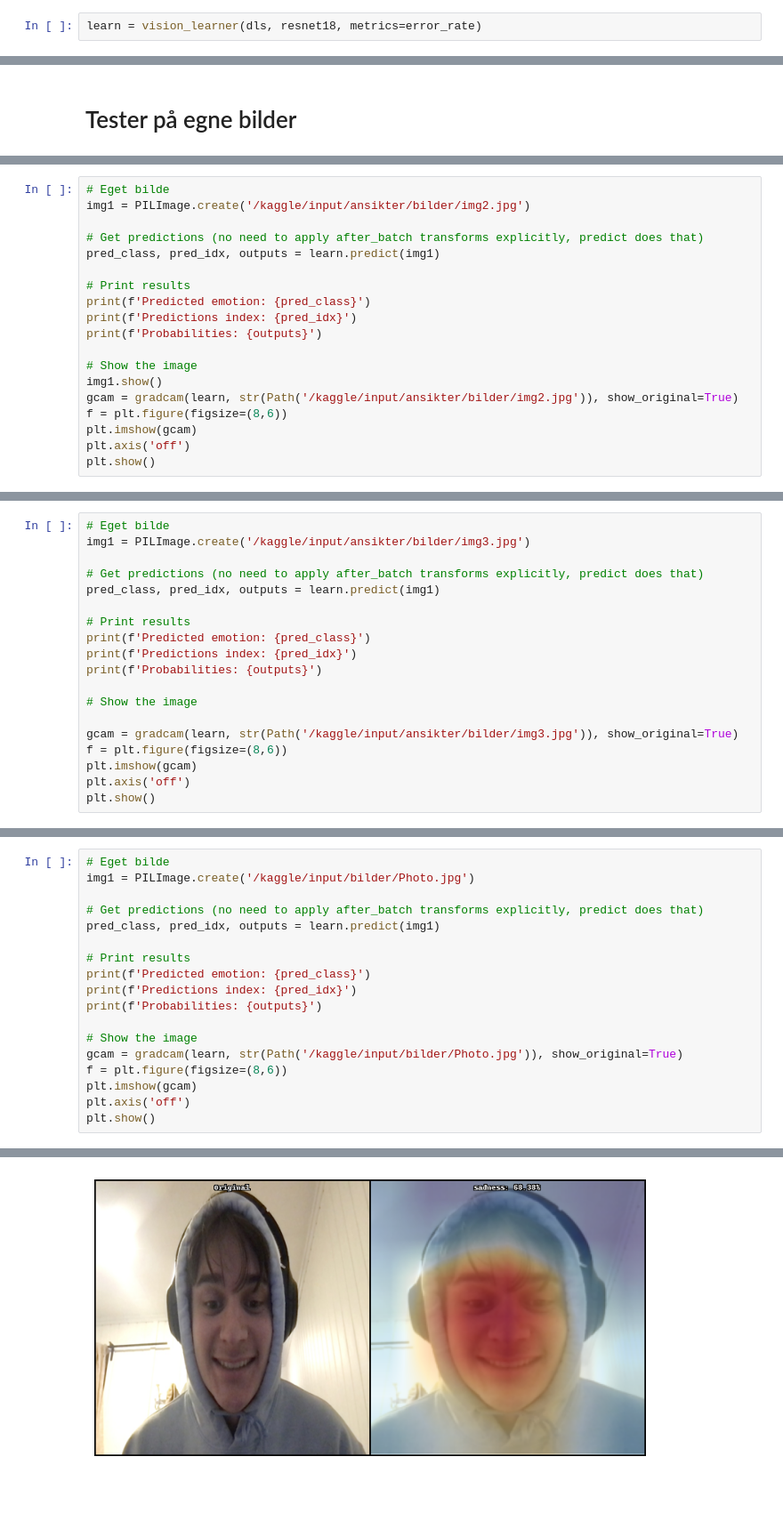
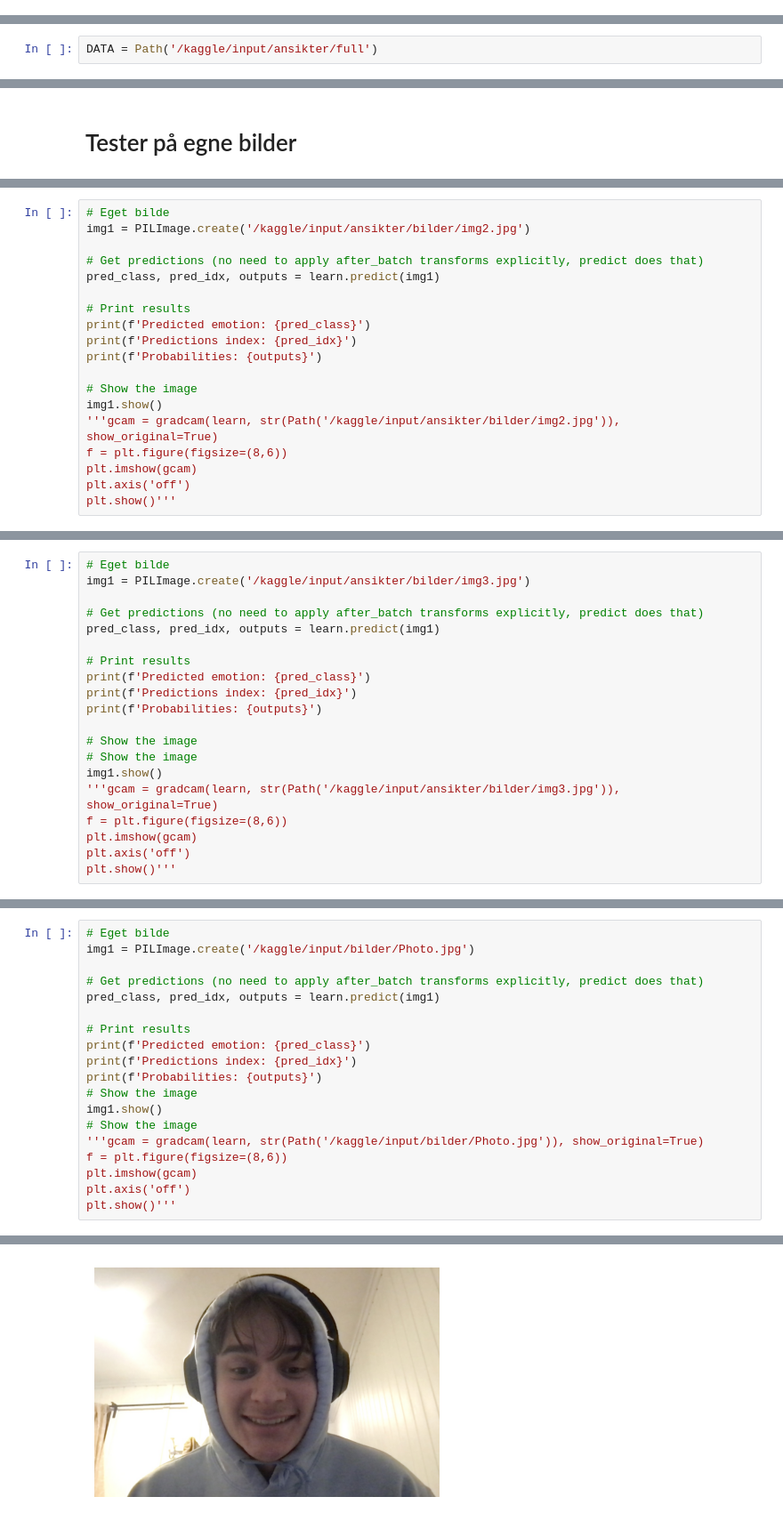
Before and after one commit to Markustho/Facialscan, a Jupyter notebook: ansikt.ipynb, the cells around one changed output, grey strips where cells are left out. Shown at 89% size. Saved outputs shown, nothing was run; the diff lists cells and outputs as text; blank space fills up the shorter version.

```diff
--- a/ansikt.ipynb
+++ b/ansikt.ipynb
@@ -150,2 +261,0 @@ dls = ansikt.dataloaders(DATA, bs=64)
-# %%
-learn = vision_learner(dls, resnet18, metrics=error_rate)
@@ -201,0 +438,2 @@ weighted avg       0.88      0.88      0.88       307
+# %%
+DATA = Path('/kaggle/input/ansikter/full')
@@ -254,10 +616,10 @@ print(f'Probabilities: {outputs}')
 
 # Show the image
 img1.show()
-gcam = gradcam(learn, str(Path('/kaggle/input/ansikter/bilder/img2.jpg')), show_original=True)
+'''gcam = gradcam(learn, str(Path('/kaggle/input/ansikter/bilder/img2.jpg')), show_original=True)
 f = plt.figure(figsize=(8,6))
 plt.imshow(gcam)
 plt.axis('off')
-plt.show()
+plt.show()'''
 # %% [output]
 [interactive output not drawn]
@@ -279,11 +642,12 @@ print(f'Predictions index: {pred_idx}')
 print(f'Probabilities: {outputs}')
 
 # Show the image
-
-gcam = gradcam(learn, str(Path('/kaggle/input/ansikter/bilder/img3.jpg')), show_original=True)
+# Show the image
+img1.show()
+'''gcam = gradcam(learn, str(Path('/kaggle/input/ansikter/bilder/img3.jpg')), show_original=True)
 f = plt.figure(figsize=(8,6))
 plt.imshow(gcam)
 plt.axis('off')
-plt.show()
+plt.show()'''
 # %% [output]
 [interactive output not drawn]
@@ -302,12 +667,13 @@ pred_class, pred_idx, outputs = learn.predict(img1)
 print(f'Predicted emotion: {pred_class}')
 print(f'Predictions index: {pred_idx}')
 print(f'Probabilities: {outputs}')
-
 # Show the image
-gcam = gradcam(learn, str(Path('/kaggle/input/bilder/Photo.jpg')), show_original=True)
+img1.show()
+# Show the image
+'''gcam = gradcam(learn, str(Path('/kaggle/input/bilder/Photo.jpg')), show_original=True)
 f = plt.figure(figsize=(8,6))
 plt.imshow(gcam)
 plt.axis('off')
-plt.show()
+plt.show()'''
 # %% [output]
 [interactive output not drawn]
@@ -318,4 +685,4 @@ Probabilities: tensor([1.5362e-01, 3.7802e-03, 1.5687e-01, 3.0337e-05, 4.4313e-0
-[figure, old version]
+[figure, new version]
 # %%
 # Eget bilde
 img1 = PILImage.create('/kaggle/input/bilder/Photo2.jpg')
```
Also changed, not shown: parts of 67 cells of this notebook.
